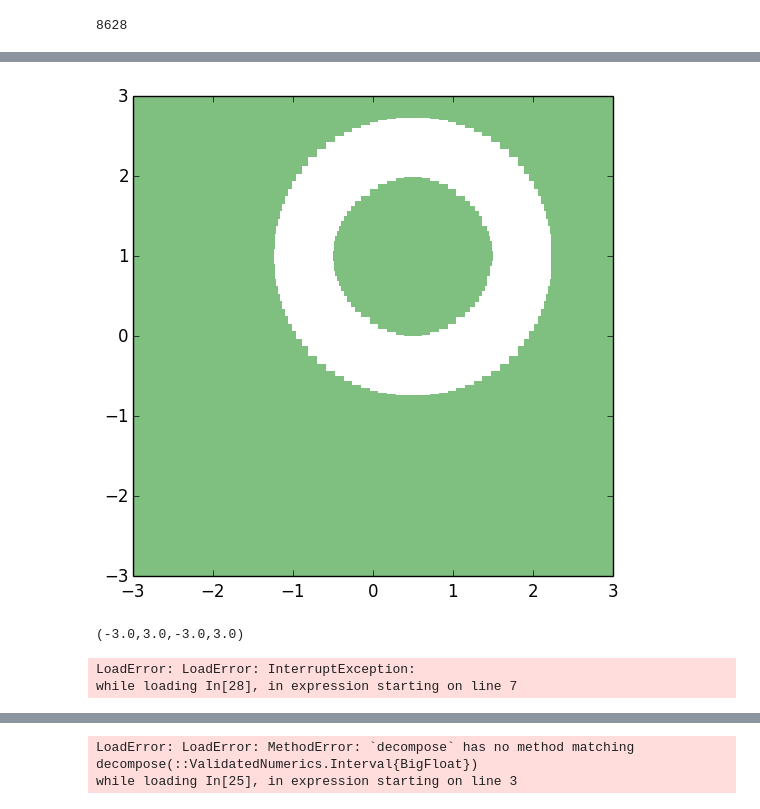
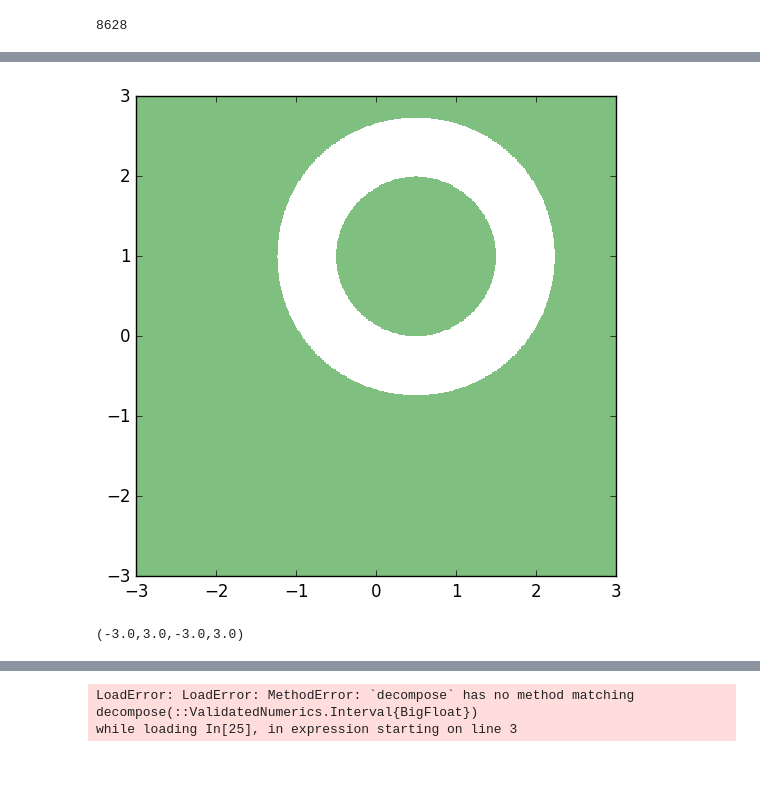
Before and after one commit to JuliaIntervals/IntervalConstraintProgramming.jl, a Jupyter notebook: examples/Set inversion with separators examples.ipynb, the cells around one changed output, grey strips where cells are left out. Saved outputs shown, nothing was run; the diff lists cells and outputs as text; code cells hidden in the pictures; blank space fills up the shorter version.

Commit message:
Fix bug when boundary is empty

```diff
--- a/examples/Set inversion with separators examples.ipynb
+++ b/examples/Set inversion with separators examples.ipynb
@@ -97,25 +143,22 @@ length(inner)
 # %%
-S3 =  @separator 1 <= (x-0.5)^2 + (y-1)^2 <= 3
+S3 =  @constraint 1 <= (x-0.5)^2 + (y-1)^2 <= 3
 S3c = !S3  # complement
 
 Y = IntervalBox(-3..3, -3..3)
-inner, boundary = set_inversion(S3c, Y, ldexp(1., -3))
+inner, boundary = set_inversion(S3c, Y, ldexp(1., -5))
 draw(inner)
 # %% [output]
-[figure, old version]
+[figure, new version]
 (-3.0,3.0,-3.0,3.0)
 # %%
 setprecision(Interval, Float64)
 X = IntervalBox(-3..3, -3..4)
-S2 = @separator 1 <= x^2 + y^2 <= 3
-S4 = @separator 1 <= (x-0.5)^2 + (y-1)^2 <= 3
+S2 = @constraint 1 <= x^2 + y^2 <= 3
+S4 = @constraint 1 <= (x-0.5)^2 + (y-1)^2 <= 3
 S24 = S2 ∪ S4
 
 inner, boundary = set_inversion(S24, X, ldexp(1., -1))
 #draw(inner, boundary)
 draw(inner)
 axis("image")
-# %% [output]
-LoadError: LoadError: InterruptException:
-while loading In[28], in expression starting on line 7
 # %%
```
Also changed, not shown: parts of 18 cells of this notebook, 2 other files.
